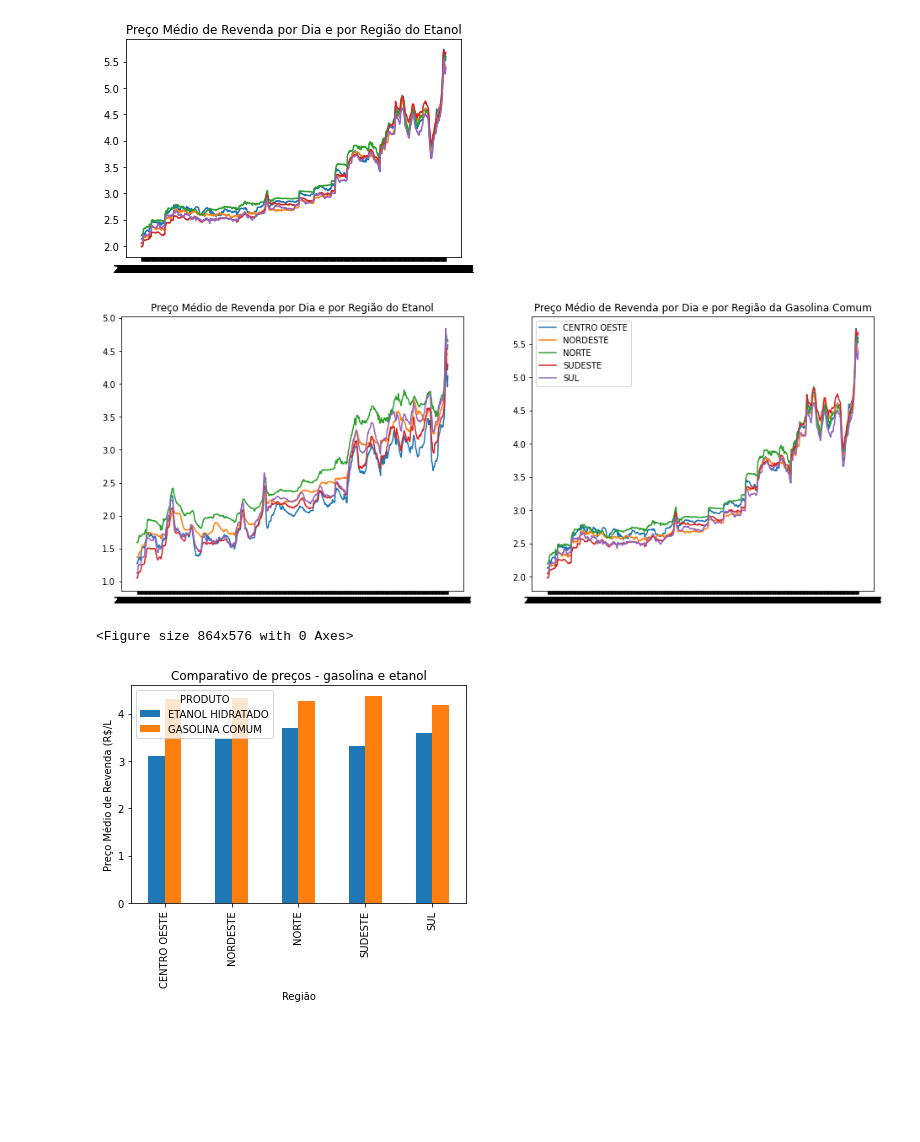
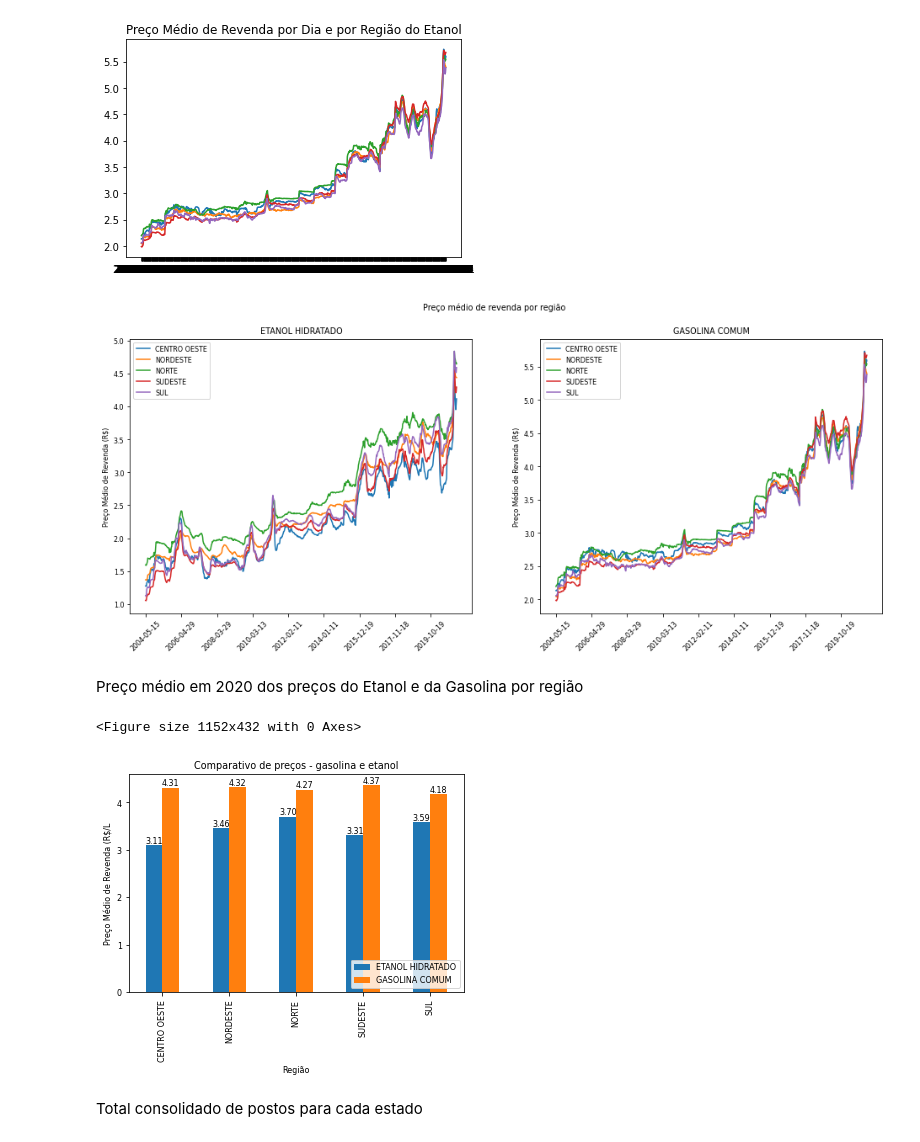
Before and after one commit to MatheusRobles/Santander_Coders_Tecnicas_de_Prog_II, a Jupyter notebook: Ex_Aula_2/Exercicios_Aula2_Estrutura_tecnicas_de_prog_II.ipynb, the cells around one changed output. Drawn from its saved outputs; the diff is of its cells as text; code cells hidden in the pictures; blank space fills up the shorter version.

```diff
--- a/Ex_Aula_2/Exercicios_Aula2_Estrutura_tecnicas_de_prog_II.ipynb
+++ b/Ex_Aula_2/Exercicios_Aula2_Estrutura_tecnicas_de_prog_II.ipynb
@@ -3,7 +3,7 @@
 # %%
 import pandas as pd
 import matplotlib.pyplot as plt
-df = pd.read_csv('/content/2004-2021.tsv', sep = '\t')
+df = pd.read_csv('https://raw.githubusercontent.com/MatheusRobles/Santander_Coders_Tecnicas_de_Prog_II/main/Ex_Aula_2/2004-2021.tsv', sep = '\t')
 # %%
 df.head()
 # %% [output]
@@ -34,45 +34,61 @@ plt.show()
 # %% [output]
 [figure]
 # %%
+import matplotlib.pyplot as plt
+
 etanol_df = df[df['PRODUTO'] == 'ETANOL HIDRATADO']
 etanol_pivot = etanol_df.pivot_table(values='PREÇO MÉDIO REVENDA', index='DATA FINAL', columns='REGIÃO')
 
 gasolina_df = df[df['PRODUTO'] == 'GASOLINA COMUM']
 gasolina_pivot = gasolina_df.pivot_table(values='PREÇO MÉDIO REVENDA', index='DATA FINAL', columns='REGIÃO')
-
+# Para o gráfico de Etanol
 fig, (ax1, ax2) = plt.subplots(nrows=1, ncols=2, figsize=(16,6))
 
 for coluna in etanol_pivot.columns:
     ax1.plot(etanol_pivot.index, etanol_pivot[coluna], label=coluna)
 
-ax1.set_title('Preço Médio de Revenda por Dia e por Região do Etanol')
+ax1.set_title('ETANOL HIDRATADO')
+ax1.set_ylabel('Preço Médio de Revenda (R$)')
+ax1.set_xticks(etanol_pivot.index[::100])
+ax1.set_xticklabels(etanol_pivot.index[::100], rotation=45)
+ax1.legend()
 
+# Para o gráfico de Gasolina
 for coluna in gasolina_pivot.columns:
     ax2.plot(gasolina_pivot.index, gasolina_pivot[coluna], label=coluna)
 
-ax2.set_title('Preço Médio de Revenda por Dia e por Região da Gasolina Comum')
+ax2.set_title('GASOLINA COMUM')
+ax2.set_ylabel('Preço Médio de Revenda (R$)')
+ax2.set_xticks(gasolina_pivot.index[::100])
+ax2.set_xticklabels(gasolina_pivot.index[::100], rotation=45)
+ax2.legend()
 
-plt.legend()
+plt.suptitle('Preço médio de revenda por região')
 plt.show()
 # %% [output]
-[figure, old version]
+[figure, new version]
+# %% [markdown]
+Preço médio em 2020 dos preços do Etanol e da Gasolina por região
 # %%
 df['DATA FINAL'] = pd.to_datetime(df['DATA INICIAL'])
 df_2020 = df[df['DATA FINAL'].dt.year == 2020]
 
-# Filtrar os dados apenas para os produtos etanol e gasolina
 etanol_gasolina_df = df_2020[df_2020['PRODUTO'].isin(['ETANOL HIDRATADO', 'GASOLINA COMUM'])]
 
-# Calcular o preço médio de revenda para cada produto e região
 etanol_gasolina_mean = etanol_gasolina_df.pivot_table(values='PREÇO MÉDIO REVENDA', index='REGIÃO', columns='PRODUTO')
 
-# Plotar um gráfico de barras com o preço médio de cada produto e região
-plt.figure(figsize=(12, 8))
-etanol_gasolina_mean.plot(kind='bar')
+plt.figure(figsize=(16,6))
+ax = etanol_gasolina_mean.plot(kind='bar')
+ax.bar_label(ax.containers[0], fmt='%.2f')
+ax.bar_label(ax.containers[1], fmt='%.2f')
 plt.title('Comparativo de preços - gasolina e etanol')
+plt.ylabel('Preço Médio de Revenda (R$/L')
 plt.xlabel('Região')
-plt.ylabel('Preço Médio de Revenda (R$/L')
+ax.set_xticklabels(etanol_gasolina_mean.index)
+ax.legend(loc='lower right', bbox_to_anchor=(1.0, 0.0))
 plt.show()
 # %% [output]
-<Figure size 864x576 with 0 Axes>
+<Figure size 1152x432 with 0 Axes>
-[figure, old version]
+[figure, new version]
+# %% [markdown]
+Total consolidado de postos para cada estado
```
Also changed, not shown: parts of 5 cells of this notebook.
